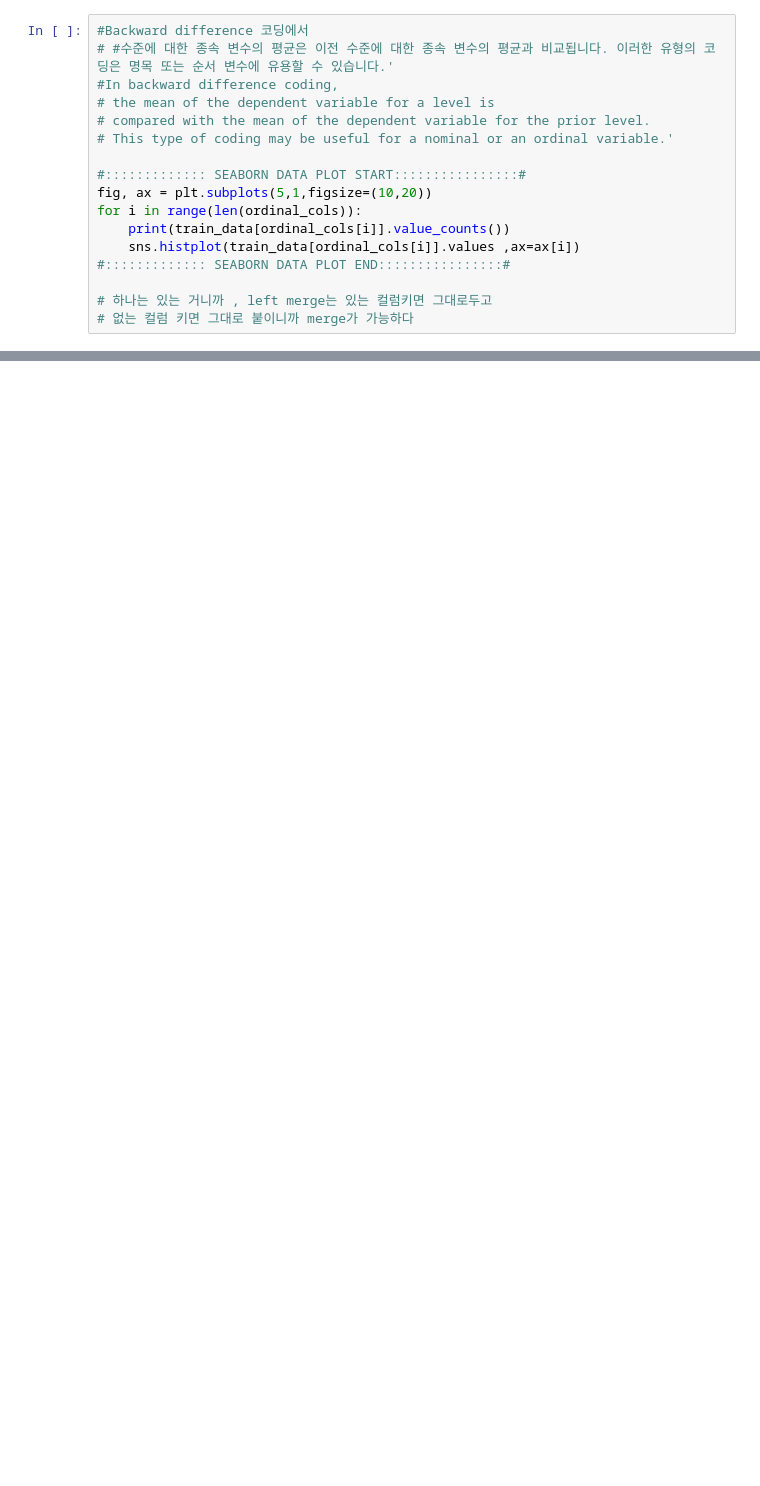
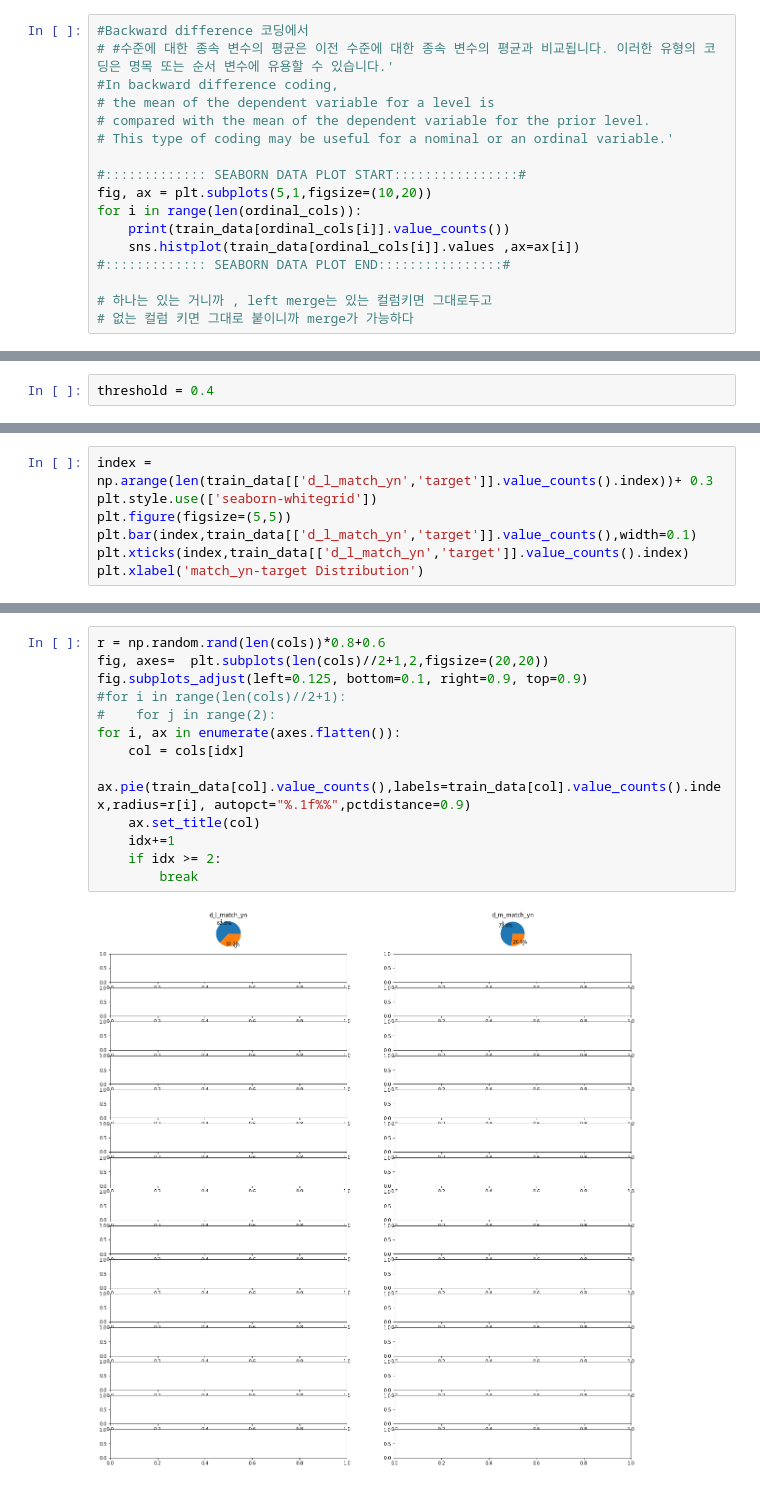
Before and after one commit to citizenofathens/JobCare, a Jupyter notebook: EDA2.ipynb, the cells around one changed output, grey strips where cells are left out. Cells and saved outputs as stored; diff of their text form; blank space fills up the shorter version.

```diff
--- a/EDA2.ipynb
+++ b/EDA2.ipynb
@@ -325,0 +641,2 @@ history
+# %%
+threshold = 0.4
@@ -325,0 +748,7 @@ history
+# %%
+index = np.arange(len(train_data[['d_l_match_yn','target']].value_counts().index))+ 0.3
+plt.style.use(['seaborn-whitegrid'])
+plt.figure(figsize=(5,5))
+plt.bar(index,train_data[['d_l_match_yn','target']].value_counts(),width=0.1)
+plt.xticks(index,train_data[['d_l_match_yn','target']].value_counts().index)
+plt.xlabel('match_yn-target Distribution')
@@ -325,0 +819,15 @@ history
+# %%
+r = np.random.rand(len(cols))*0.8+0.6
+fig, axes=  plt.subplots(len(cols)//2+1,2,figsize=(20,20))
+fig.subplots_adjust(left=0.125, bottom=0.1, right=0.9, top=0.9)
+#for i in range(len(cols)//2+1):
+#    for j in range(2):
+for i, ax in enumerate(axes.flatten()):
+    col = cols[idx]
+    ax.pie(train_data[col].value_counts(),labels=train_data[col].value_counts().index,radius=r[i], autopct="%.1f%%",pctdistance=0.9)
+    ax.set_title(col)
+    idx+=1
+    if idx >= 2:
+        break
+# %% [output]
+[figure, added]
```
Also changed, not shown: parts of 120 cells of this notebook.
